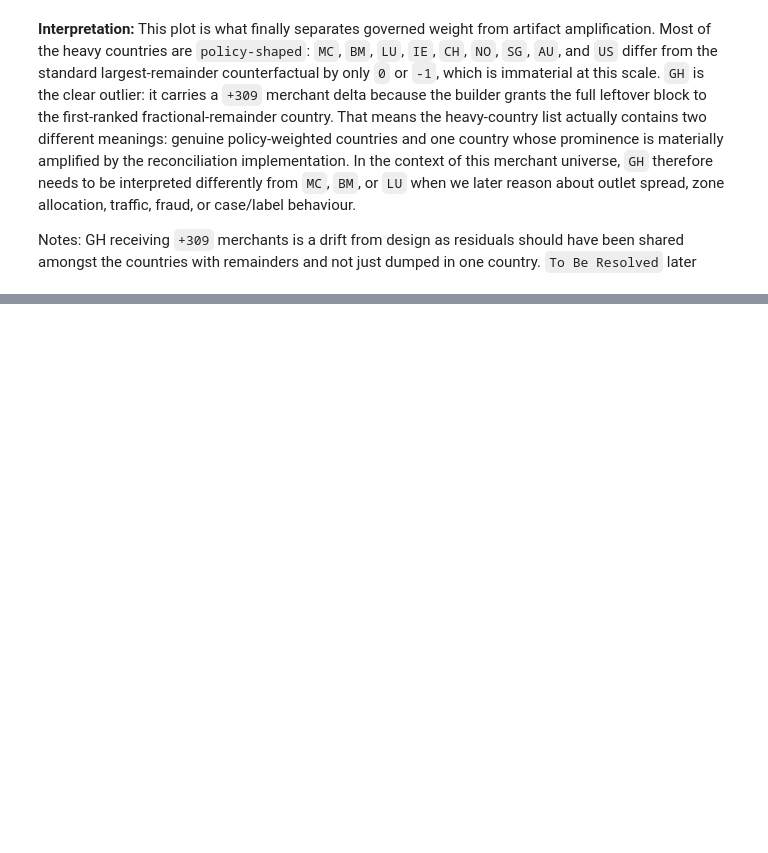
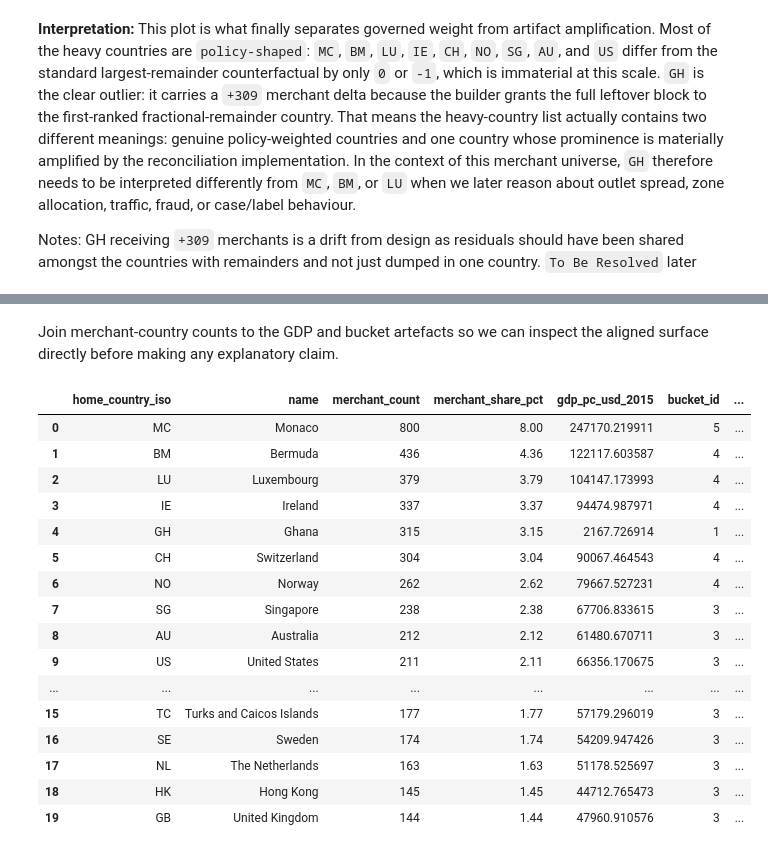
Before and after one commit to EsosaOrumwese/fraud-detection-system, a Jupyter notebook: analysis/dev_full_offline_investigation/00_investigation/notebooks/00_understanding_governed_data_world_p1.ipynb, the cells around one changed output, grey strips where cells are left out. Drawn from its saved outputs; the diff is of its cells as text; code cells hidden in the pictures; blank space fills up the shorter version.

Commit message:
investigating gdp artefact and gdp buckets

```diff
--- a/analysis/dev_full_offline_investigation/00_investigation/notebooks/00_understanding_governed_data_world_p1.ipynb
+++ b/analysis/dev_full_offline_investigation/00_investigation/notebooks/00_understanding_governed_data_world_p1.ipynb
@@ -74,13 +74,26 @@ ROOT = find_repo_root()
 transaction_schema_merchant_ids_path = ROOT / "reference" / "layer1" / "transaction_schema_merchant_ids" / "2026-01-03" / "transaction_schema_merchant_ids.parquet"
 # Keep the associated bootstrap policy nearby because it is part of the sealed input story.
 transaction_schema_bootstrap_policy_path = ROOT / "config" / "layer1" / "1A" / "ingress" / "transaction_schema_merchant_ids.bootstrap.yaml"
+# These are the other sealed S0 external data artefacts we need for the merchant-country explanation.
+iso3166_canonical_2024_path = ROOT / "reference" / "iso" / "iso3166_canonical" / "2024-12-31" / "iso3166.parquet"
+world_bank_gdp_per_capita_20250415_path = ROOT / "reference" / "economic" / "world_bank_gdp_per_capita" / "2025-04-15" / "gdp.parquet"
+gdp_bucket_map_2024_path = ROOT / "reference" / "economic" / "gdp_bucket_map" / "2024" / "gdp_bucket_map.parquet"
 
 merchant_ids_df = pd.read_parquet(transaction_schema_merchant_ids_path)
+iso3166_df = pd.read_parquet(iso3166_canonical_2024_path)
+gdp_df = pd.read_parquet(world_bank_gdp_per_capita_20250415_path)
+gdp_bucket_df = pd.read_parquet(gdp_bucket_map_2024_path)
 
 # Echo the exact artefacts we are analysing so the notebook remains tied to the sealed run inputs.
 print(f"transaction_schema_merchant_ids_path: {transaction_schema_merchant_ids_path}")
 print(f"bootstrap_policy_path: {transaction_schema_bootstrap_policy_path}")
-print(f"shape: {merchant_ids_df.shape}")
+print(f"iso3166_canonical_2024_path: {iso3166_canonical_2024_path}")
+print(f"world_bank_gdp_per_capita_20250415_path: {world_bank_gdp_per_capita_20250415_path}")
+print(f"gdp_bucket_map_2024_path: {gdp_bucket_map_2024_path}")
+print(f"merchant_ids_shape: {merchant_ids_df.shape}")
+print(f"iso3166_shape: {iso3166_df.shape}")
+print(f"gdp_shape: {gdp_df.shape}")
+print(f"gdp_bucket_shape: {gdp_bucket_df.shape}")
 # %% [output]
 transaction_schema_merchant_ids_path: C:\Users\LEGION\Documents\Data Science\Python & R Scripts\fraud-detection-system\reference\layer1\transaction_schema_merchant_ids\2026-01-03\transaction_schema_me ...
 bootstrap_policy_path: C:\Users\LEGION\Documents\Data Science\Python & R Scripts\fraud-detection-system\config\layer1\1A\ingress\transaction_schema_merchant_ids.bootstrap.yaml
@@ -758,0 +958,46 @@ Notes: GH receiving `+309` merchants is a drift from design as residuals should
+# %% [markdown]
+Join merchant-country counts to the GDP and bucket artefacts so we can inspect the aligned surface directly before making any explanatory claim.
+# %%
+merchant_country_gdp_bucket_df = (
+    merchant_ids_df.groupby('home_country_iso')
+    .size()
+    .rename('merchant_count')
+    .reset_index()
+    .merge(iso3166_df[['country_iso', 'name']], left_on='home_country_iso', right_on='country_iso', how='left')
+    .merge(
+        gdp_df[['country_iso', 'observation_year', 'gdp_pc_usd_2015', 'source_series']],
+        left_on='home_country_iso',
+        right_on='country_iso',
+        how='left',
+        suffixes=('', '_gdp'),
+    )
+    .merge(
+        gdp_bucket_df[['country_iso', 'bucket_id', 'bucket_label', 'method', 'k', 'source_year']],
+        left_on='home_country_iso',
+        right_on='country_iso',
+        how='left',
+        suffixes=('', '_bucket'),
+    )
+    .sort_values(['merchant_count', 'home_country_iso'], ascending=[False, True])
+    .reset_index(drop=True)
+)
+merchant_country_gdp_bucket_df['merchant_share_pct'] = (merchant_country_gdp_bucket_df['merchant_count'] / len(merchant_ids_df) * 100).round(2)
+merchant_country_gdp_bucket_df.head(20)[['home_country_iso', 'name', 'merchant_count', 'merchant_share_pct', 'gdp_pc_usd_2015', 'bucket_id', 'bucket_label']]
+# %% [output]
+|  | home_country_iso | name | merchant_count | merchant_share_pct | gdp_pc_usd_2015 | bucket_id | ... |
+| 0 | MC | Monaco | 800 | 8.00 | 247170.219911 | 5 | ... |
+| 1 | BM | Bermuda | 436 | 4.36 | 122117.603587 | 4 | ... |
+| 2 | LU | Luxembourg | 379 | 3.79 | 104147.173993 | 4 | ... |
+| 3 | IE | Ireland | 337 | 3.37 | 94474.987971 | 4 | ... |
+| 4 | GH | Ghana | 315 | 3.15 | 2167.726914 | 1 | ... |
+| 5 | CH | Switzerland | 304 | 3.04 | 90067.464543 | 4 | ... |
+| 6 | NO | Norway | 262 | 2.62 | 79667.527231 | 4 | ... |
+| 7 | SG | Singapore | 238 | 2.38 | 67706.833615 | 3 | ... |
+| 8 | AU | Australia | 212 | 2.12 | 61480.670711 | 3 | ... |
+| 9 | US | United States | 211 | 2.11 | 66356.170675 | 3 | ... |
+| ... | ... | ... | ... | ... | ... | ... | ... |
+| 15 | TC | Turks and Caicos Islands | 177 | 1.77 | 57179.296019 | 3 | ... |
+| 16 | SE | Sweden | 174 | 1.74 | 54209.947426 | 3 | ... |
+| 17 | NL | The Netherlands | 163 | 1.63 | 51178.525697 | 3 | ... |
+| 18 | HK | Hong Kong | 145 | 1.45 | 44712.765473 | 3 | ... |
+| 19 | GB | United Kingdom | 144 | 1.44 | 47960.910576 | 3 | ... |
```
Also changed, not shown: parts of 12 cells of this notebook.
